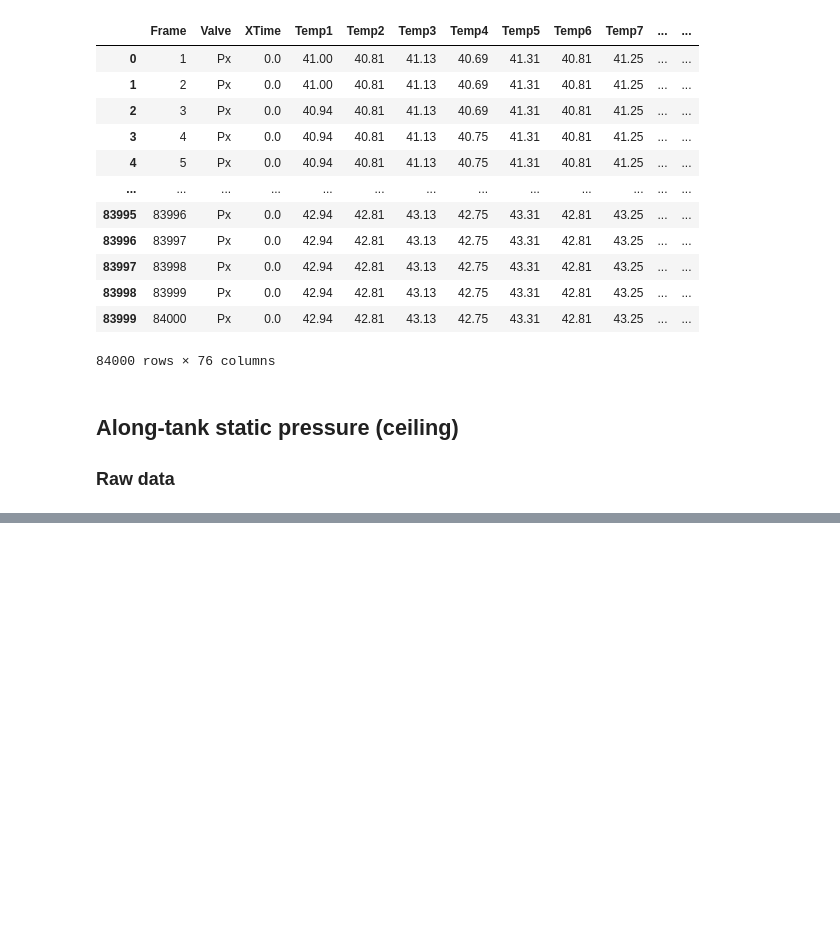
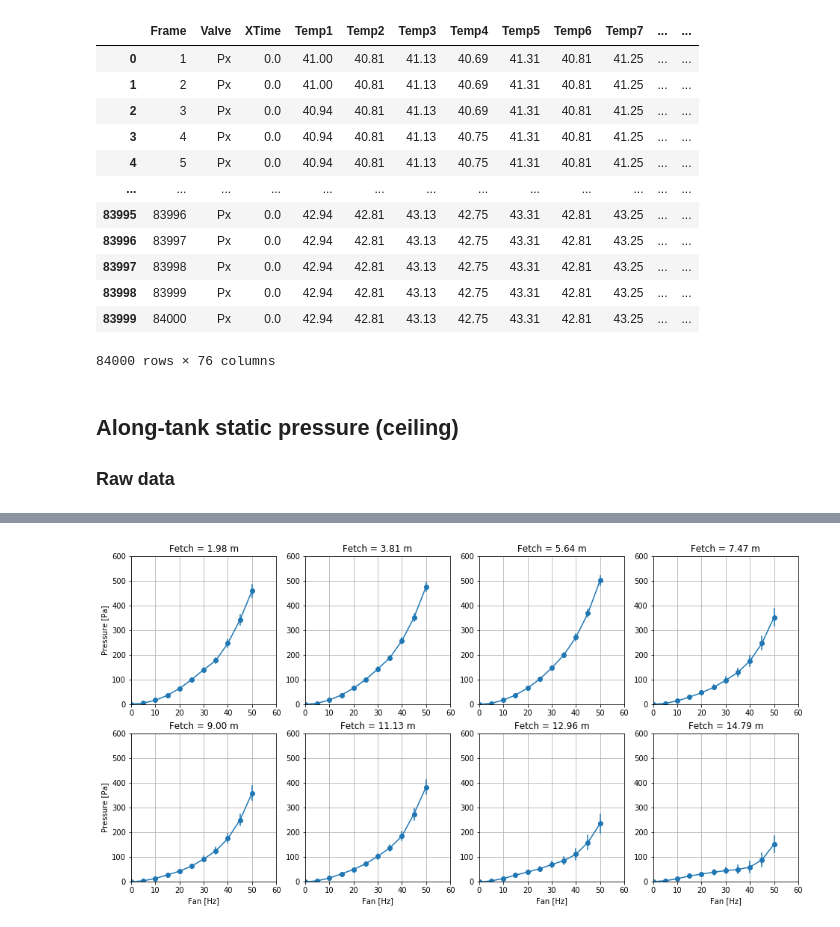
Before and after one commit to sustain-lab/sustain-drag-2020, a Jupyter notebook: scanivalve_pressure.ipynb, the cells around one changed output, grey strips where cells are left out. Cells and saved outputs as stored; diff of their text form; code cells hidden in the pictures; blank space fills up the shorter version.

```diff
--- a/scanivalve_pressure.ipynb
+++ b/scanivalve_pressure.ipynb
@@ -61,0 +72,23 @@ for j in range(2):
+# %%
+fig = plt.figure(figsize=(16, 8))
+for j in range(2):
+    for i in range(4):
+        ax = plt.subplot2grid((2, 4), (j, i))
+        pressure_index = j * 4 + i + 1
+        pmean, pstd = [], []
+        for n in range(len(fan)):
+            mask = (time >= t0[n]) & (time <= t1[n])
+            pres = data['%2.2iPress' % pressure_index][mask]
+            pmean.append(np.mean(pres))
+            pstd.append(np.std(pres))
+        ax.plot(fan, pmean, marker='o')
+        for n in range(len(fan)):
+            ax.plot([fan[n], fan[n]], [pmean[n] - pstd[n], pmean[n] + pstd[n]], color='tab:blue')
+        plt.title('Fetch = %.2f m' % x[pressure_index - 1])
+        plt.grid(True)
+        plt.xlim(0, 60)
+        plt.ylim(0, 600)
+        if i == 0: plt.ylabel('Pressure [Pa]')
+        if j == 1: plt.xlabel('Fan [Hz]')
+# %% [output]
+[figure, added]
```
Also changed, not shown: parts of 5 cells of this notebook, 1 other file.
